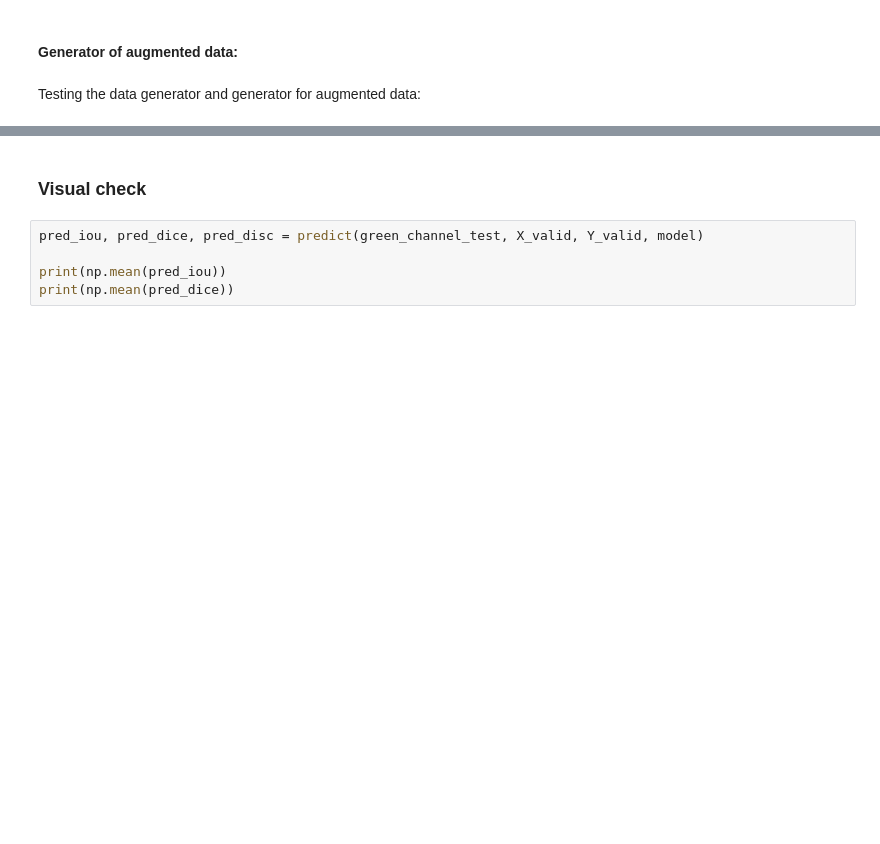
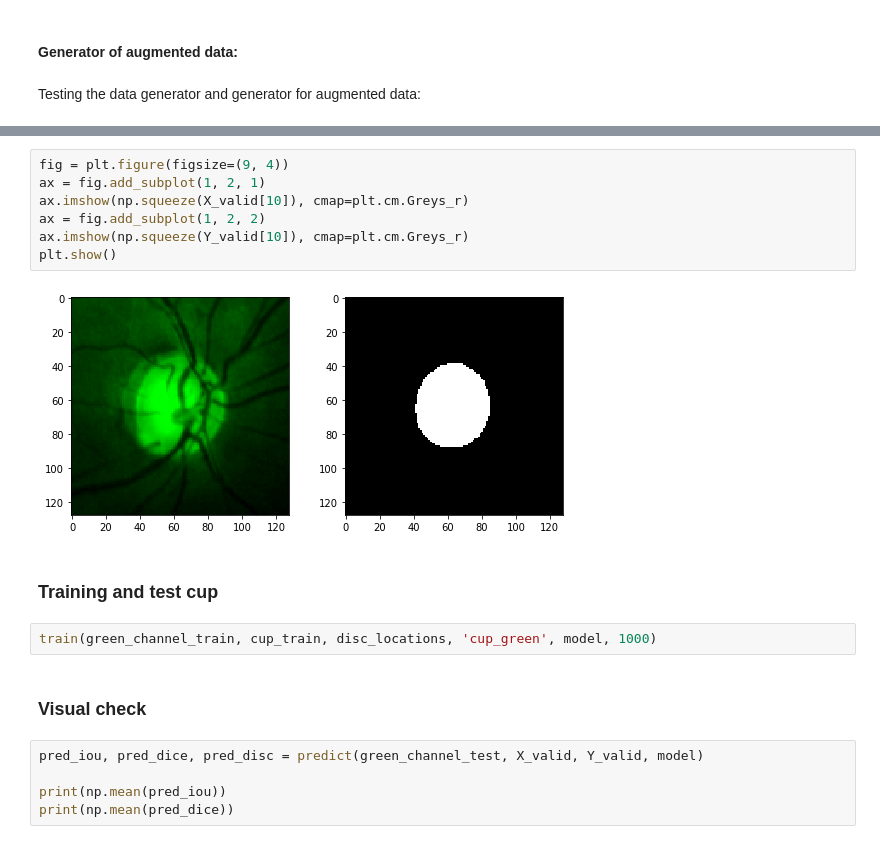
Before and after one commit to roaurelio/unet, a Jupyter notebook: scripts/U-Net_green.ipynb, the cells around one changed output, grey strips where cells are left out. Cells and saved outputs as stored; diff of their text form; blank space fills up the shorter version.

```diff
--- a/scripts/U-Net_green.ipynb
+++ b/scripts/U-Net_green.ipynb
@@ -134,3 +99,16 @@ Epoch 1/1
+# %%
+fig = plt.figure(figsize=(9, 4))
+ax = fig.add_subplot(1, 2, 1)
+ax.imshow(np.squeeze(X_valid[10]), cmap=plt.cm.Greys_r)
+ax = fig.add_subplot(1, 2, 2)
+ax.imshow(np.squeeze(Y_valid[10]), cmap=plt.cm.Greys_r)
+plt.show()
+# %% [output]
+[figure, added]
+# %% [markdown]
+### Training and test cup
+# %%
+train(green_channel_train, cup_train, disc_locations, 'cup_green', model, 1000)
 # %% [markdown]
 ### Visual check
 # %%
```
Also changed, not shown: parts of 29 cells of this notebook, 3 other files.
